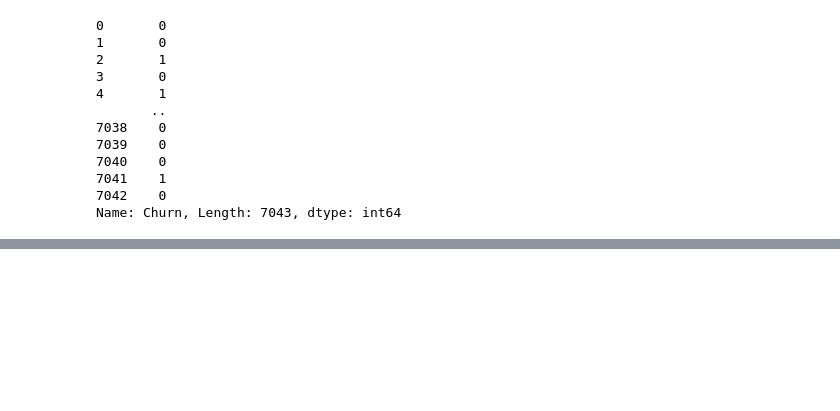
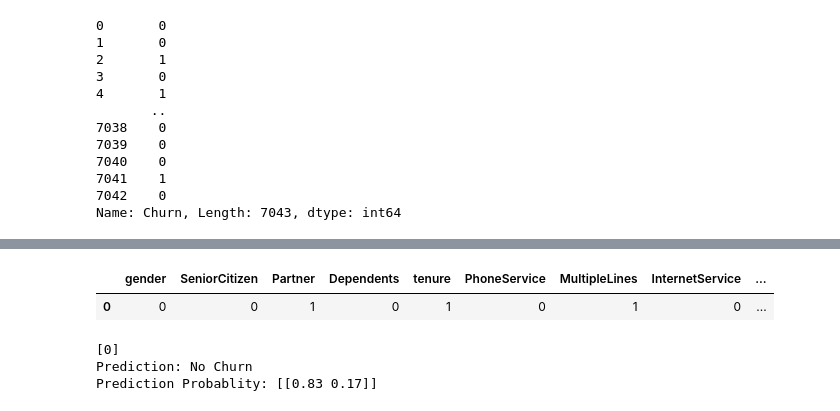
Before and after one commit to MandarinIndia/Churn-Prediction, a Jupyter notebook: initial_analysis.ipynb, the cells around one changed output, grey strips where cells are left out. Cells and saved outputs as stored; diff of their text form; code cells hidden in the pictures; blank space fills up the shorter version.

Commit message:
Model is been saved

```diff
--- a/initial_analysis.ipynb
+++ b/initial_analysis.ipynb
@@ -452,0 +583,2 @@ X_train , X_test , Y_train , Y_test = train_test_split(X , Y , test_size=0.2 , r
+# %%
+model_data = {"model" : rfc , "features_name" : X.columns.tolist()}
@@ -452,0 +590,8 @@ X_train , X_test , Y_train , Y_test = train_test_split(X , Y , test_size=0.2 , r
+# %%
+#Load the save model and the features name
+
+with open("customer_churn_model_with_data.pkl" , "rb") as f:
+    model_data = pickle.load(f)
+
+loaded = model_data["model"]
+feature_names = model_data["features_name"]
@@ -452,0 +627,32 @@ X_train , X_test , Y_train , Y_test = train_test_split(X , Y , test_size=0.2 , r
+# %%
+input_data = {
+    'gender': 'Female',
+    'SeniorCitizen': 0,
+    'Partner': 'Yes',
+    'Dependents': 'No',
+    'tenure': 1,
+    'PhoneService': 'No',
+    'MultipleLines': 'No phone service',
+    'InternetService': 'DSL',
+    'OnlineSecurity': 'No',
+    'OnlineBackup': 'Yes',
+    'DeviceProtection': 'No',
+    'TechSupport': 'No',
+    'StreamingTV': 'No',
+    'StreamingMovies': 'No',
+    'Contract': 'Month-to-month',
+    'PaperlessBilling': 'Yes',
+    'PaymentMethod': 'Electronic check',
+    'MonthlyCharges': 29.85,
+    'TotalCharges': 29.85
+}
+
+
+input_data_df = pd.DataFrame([input_data])
+print(input_data_df.head())
+with open("encoders.pkl" , "rb") as f:
+    encoders = pickle.load(f)
+
+#encode categorical Features using the label encoders
+for col , encoder in encoders.items():
+    input_data_df[col] = encoder.transform(input_data_df[col])
@@ -452,0 +671,20 @@ X_train , X_test , Y_train , Y_test = train_test_split(X , Y , test_size=0.2 , r
+# %%
+input_data_df.head()
+# %% [output]
+|  | gender | SeniorCitizen | Partner | Dependents | tenure | PhoneService | MultipleLines | InternetService | ... |
+| 0 | 0 | 0 | 1 | 0 | 1 | 0 | 1 | 0 | ... |
+# %%
+#Prediction
+
+prediction = loaded.predict(input_data_df)
+prediction_prob = loaded.predict_proba(input_data_df)
+print(prediction)
+
+#results
+
+print(f"Prediction: {'Churn' if prediction[0] == 1 else 'No Churn'} ")
+print(f"Prediction Probablity: {prediction_prob}")
+# %% [output]
+[0]
+Prediction: No Churn
+Prediction Probablity: [[0.83 0.17]]
```
Also changed, not shown: parts of 24 cells of this notebook, 3 other files.
